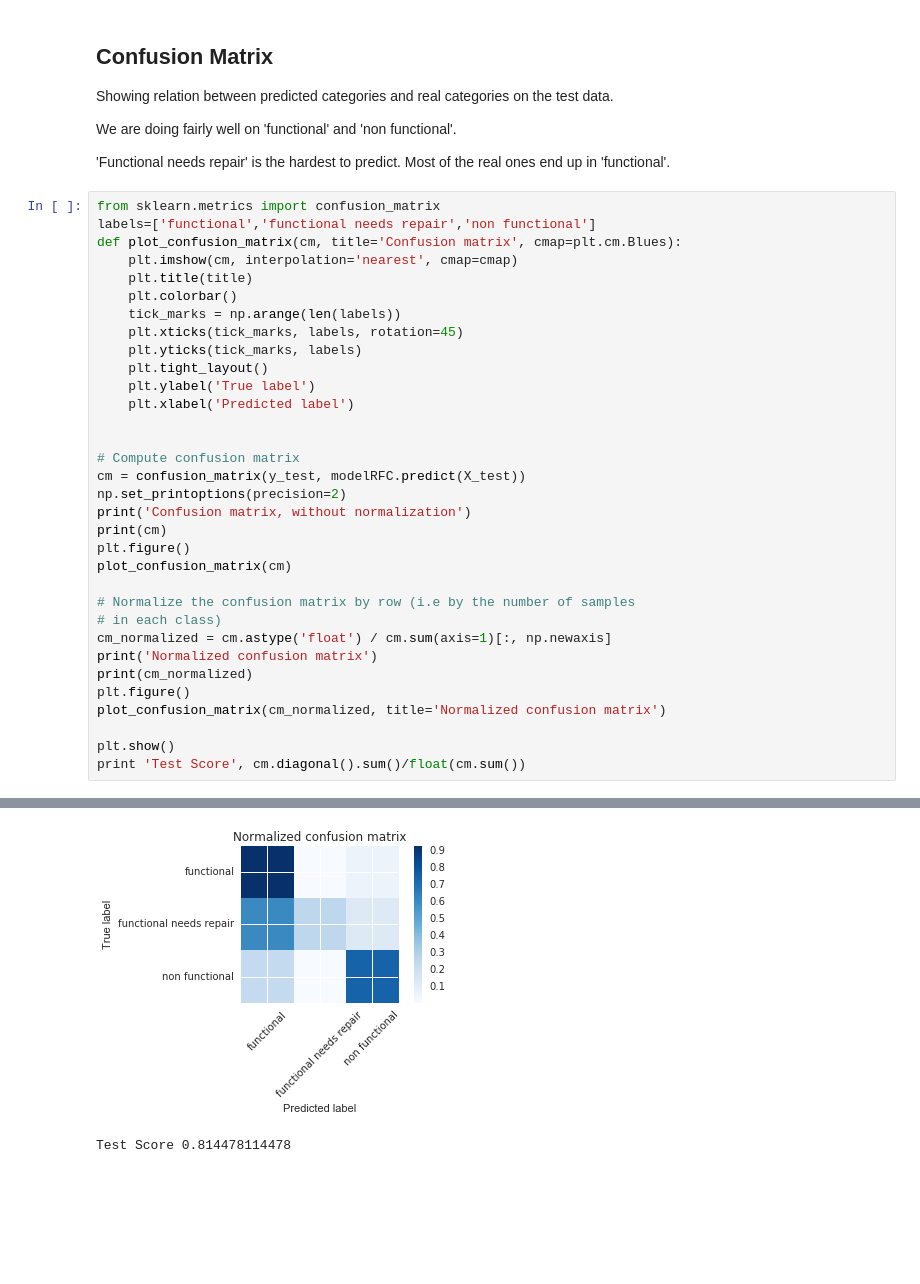
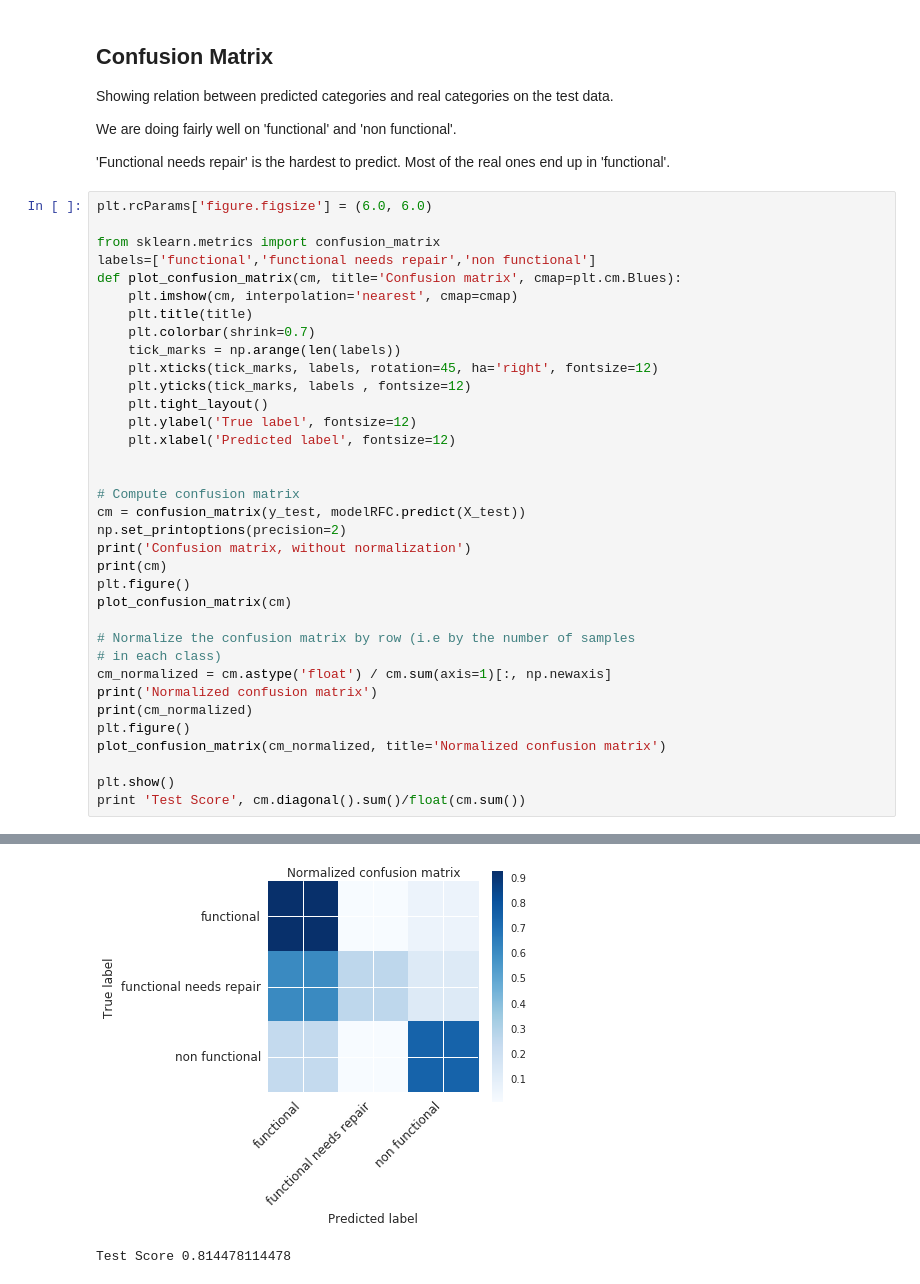
Before and after one commit to mattiaf/DataDriven_Pumps, a Jupyter notebook: pumps.ipynb, the cells around one changed output, grey strips where cells are left out. Cells and saved outputs as stored; diff of their text form; blank space fills up the shorter version.

```diff
--- a/pumps.ipynb
+++ b/pumps.ipynb
@@ -214,18 +214,20 @@ We are doing fairly well on 'functional' and 'non functional'.
 
 'Functional needs repair' is the hardest to predict. Most of the real ones end up in 'functional'.
 # %%
+plt.rcParams['figure.figsize'] = (6.0, 6.0)
+
 from sklearn.metrics import confusion_matrix
 labels=['functional','functional needs repair','non functional']
 def plot_confusion_matrix(cm, title='Confusion matrix', cmap=plt.cm.Blues):
     plt.imshow(cm, interpolation='nearest', cmap=cmap)
     plt.title(title)
-    plt.colorbar()
+    plt.colorbar(shrink=0.7)
     tick_marks = np.arange(len(labels))
-    plt.xticks(tick_marks, labels, rotation=45)
-    plt.yticks(tick_marks, labels)
+    plt.xticks(tick_marks, labels, rotation=45, ha='right', fontsize=12)
+    plt.yticks(tick_marks, labels , fontsize=12)
     plt.tight_layout()
-    plt.ylabel('True label')
-    plt.xlabel('Predicted label')
+    plt.ylabel('True label', fontsize=12)
+    plt.xlabel('Predicted label', fontsize=12)
 
 
 # Compute confusion matrix
@@ -259,2 +261,2 @@ Normalized confusion matrix
-[figure, old version]
+[figure, new version]
 Test Score 0.814478114478
```
Also changed, not shown: parts of 2 cells of this notebook.
